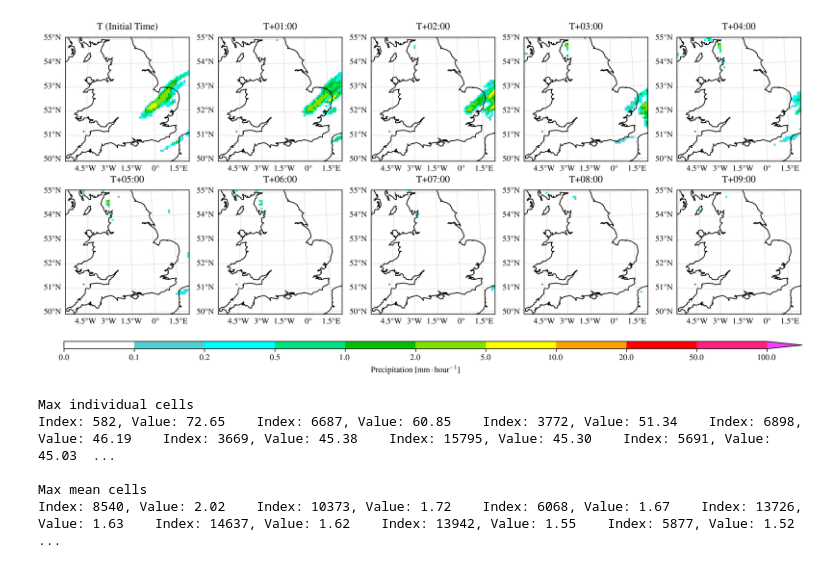
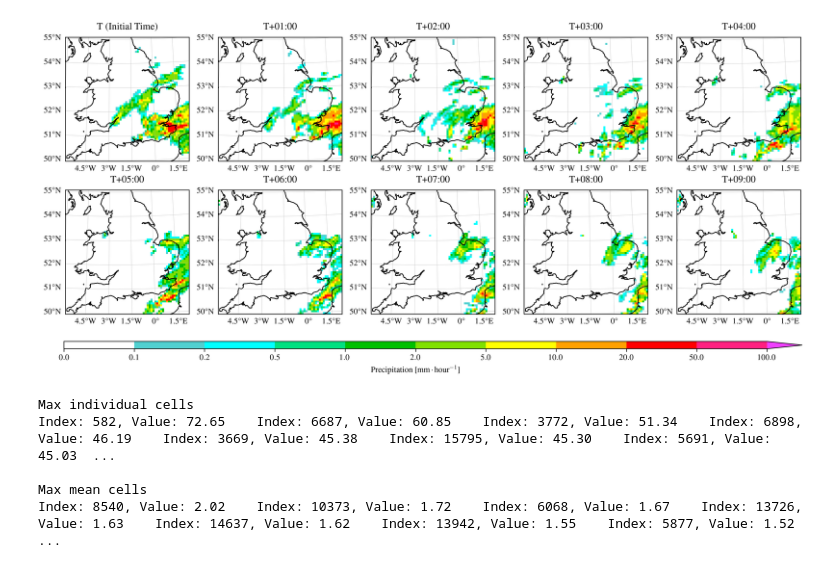
Before and after one commit to henryaddison/video-diffusion-climate, a Jupyter notebook: notebooks/geo.ipynb, the cells around one changed output. Drawn from its saved outputs; the diff is of its cells as text; code cells hidden in the pictures.

```diff
--- a/notebooks/geo.ipynb
+++ b/notebooks/geo.ipynb
@@ -43,35 +43,35 @@ def plot_sample(sample):
             y = 'latitude',
             cmap = precip_cmap,
             norm = precip_norm,
             extend = 'max',
             transform=ccrs.PlateCarree(),
             add_colorbar = False,
         )
         ax.gridlines(linewidth = 0.25, draw_labels={"bottom": "x", "left": "y"}, x_inline=False, y_inline=False)
         ax.coastlines(resolution='10m')
         if i == 0:
             ax.set_title(f"T (Initial Time)")
         else:
             ax.set_title(f"T+0{i}:00")
 
     fig.colorbar(
         im,
         ax = axes,
         orientation="horizontal",
         aspect=100,
         ticks=precip_clevs,
         # shrink = 1,
         label='Precipitation [$\mathrm{mm}\cdot\mathrm{hour}^{-1}$]',
     )
 
     plt.show()
 
-sample = samples[1234][0]
+sample = samples[582][0]
 
 da = xr.DataArray(sample, dims=('time', 'y', 'x'), coords={'latitude': latitudes, 'longitude': longitudes})
 plot_sample(da)
 # %% [output]
-[figure, old version]
+[figure, new version]
 # %%
 # 10 frames with the highest max and mean values
 
```
